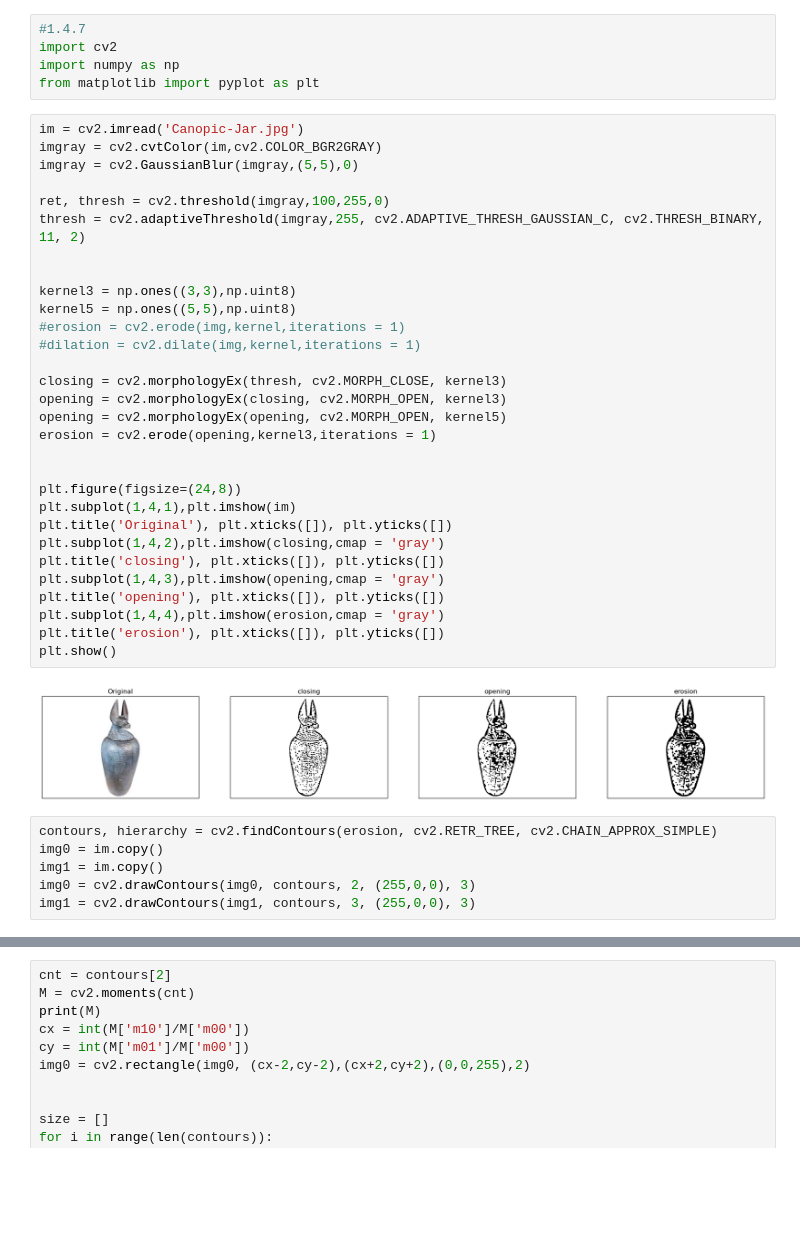
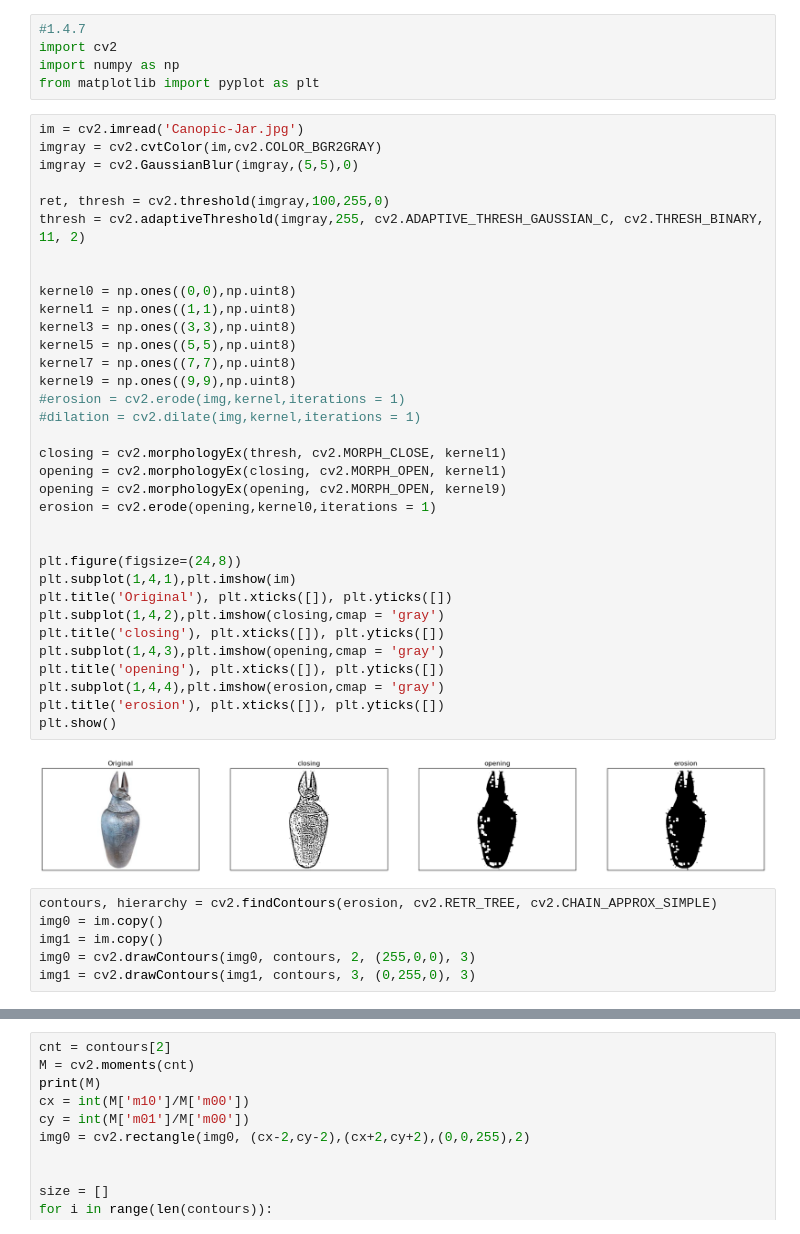
Before and after one commit to Kim-Seungjun/ip2023, a Jupyter notebook: ch149.ipynb, the cells around one changed output, grey strips where cells are left out. Saved outputs shown, nothing was run; the diff lists cells and outputs as text; blank space fills up the shorter version.

```diff
--- a/ch149.ipynb
+++ b/ch149.ipynb
@@ -6,38 +6,42 @@ from matplotlib import pyplot as plt
 # %%
 im = cv2.imread('Canopic-Jar.jpg')
 imgray = cv2.cvtColor(im,cv2.COLOR_BGR2GRAY)
 imgray = cv2.GaussianBlur(imgray,(5,5),0)
 
 ret, thresh = cv2.threshold(imgray,100,255,0)
 thresh = cv2.adaptiveThreshold(imgray,255, cv2.ADAPTIVE_THRESH_GAUSSIAN_C, cv2.THRESH_BINARY, 11, 2)
 
 
+kernel0 = np.ones((0,0),np.uint8)
+kernel1 = np.ones((1,1),np.uint8)
 kernel3 = np.ones((3,3),np.uint8)
 kernel5 = np.ones((5,5),np.uint8)
+kernel7 = np.ones((7,7),np.uint8)
+kernel9 = np.ones((9,9),np.uint8)
 #erosion = cv2.erode(img,kernel,iterations = 1)
 #dilation = cv2.dilate(img,kernel,iterations = 1)
 
-closing = cv2.morphologyEx(thresh, cv2.MORPH_CLOSE, kernel3)
-opening = cv2.morphologyEx(closing, cv2.MORPH_OPEN, kernel3)
-opening = cv2.morphologyEx(opening, cv2.MORPH_OPEN, kernel5)
-erosion = cv2.erode(opening,kernel3,iterations = 1)
+closing = cv2.morphologyEx(thresh, cv2.MORPH_CLOSE, kernel1)
+opening = cv2.morphologyEx(closing, cv2.MORPH_OPEN, kernel1)
+opening = cv2.morphologyEx(opening, cv2.MORPH_OPEN, kernel9)
+erosion = cv2.erode(opening,kernel0,iterations = 1)
 
 
 plt.figure(figsize=(24,8))
 plt.subplot(1,4,1),plt.imshow(im)
 plt.title('Original'), plt.xticks([]), plt.yticks([])
 plt.subplot(1,4,2),plt.imshow(closing,cmap = 'gray')
 plt.title('closing'), plt.xticks([]), plt.yticks([])
 plt.subplot(1,4,3),plt.imshow(opening,cmap = 'gray')
 plt.title('opening'), plt.xticks([]), plt.yticks([])
 plt.subplot(1,4,4),plt.imshow(erosion,cmap = 'gray')
 plt.title('erosion'), plt.xticks([]), plt.yticks([])
 plt.show()
 # %% [output]
-[figure, old version]
+[figure, new version]
 # %%
 contours, hierarchy = cv2.findContours(erosion, cv2.RETR_TREE, cv2.CHAIN_APPROX_SIMPLE)
 img0 = im.copy()
 img1 = im.copy()
 img0 = cv2.drawContours(img0, contours, 2, (255,0,0), 3)
-img1 = cv2.drawContours(img1, contours, 3, (255,0,0), 3)
+img1 = cv2.drawContours(img1, contours, 3, (0,255,0), 3)
```
Also changed, not shown: parts of 5 cells of this notebook.
